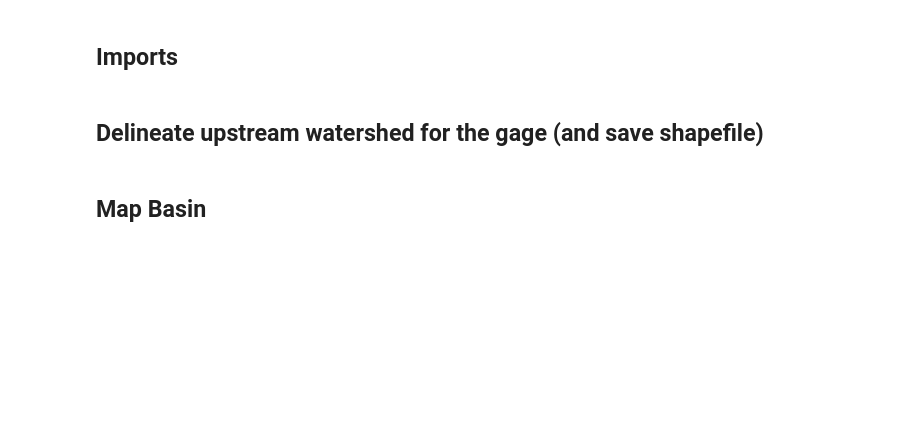
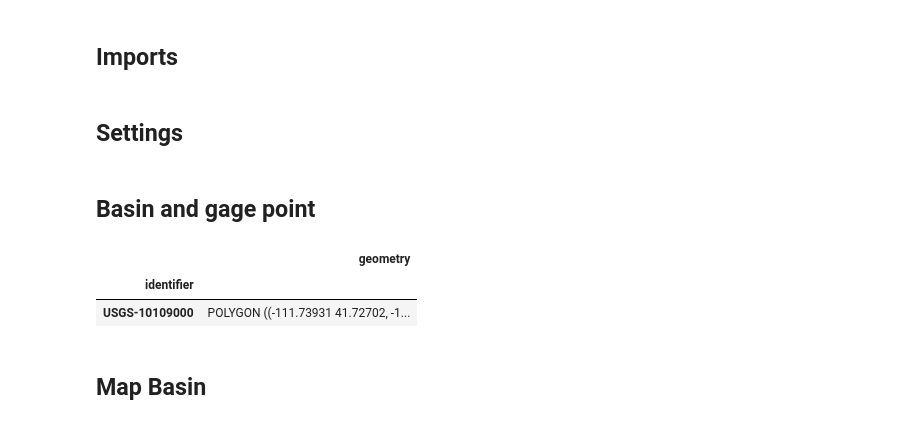
Before and after one commit to northjackson/Data-Acquisition-Processing-Analysis, a Jupyter notebook: My_SNOTEL_Analysis.ipynb, the cells around one changed output. Cells and saved outputs as stored; diff of their text form; code cells hidden in the pictures; blank space fills up the shorter version.

```diff
--- a/My_SNOTEL_Analysis.ipynb
+++ b/My_SNOTEL_Analysis.ipynb
@@ -20,2 +19,0 @@ stateab = "Ut"              # IMPORTANT (Ut, Id, Wy, etc.)
-# %% [markdown]
-## Delineate upstream watershed for the gage (and save shapefile)
@@ -28,3 +20,30 @@ stateab = "Ut"              # IMPORTANT (Ut, Id, Wy, etc.)
+# %% [markdown]
+## Settings
+# %%
+usgs_gage_id = "10109000"
+WY = 2026
+stateab = "UT"   # keep as UT
+
+BASE_OUT = "files"
+OutputFolder = os.path.join(BASE_OUT, f"SNOTEL_{stateab}")
+os.makedirs(OutputFolder, exist_ok=True)
+os.makedirs(BASE_OUT, exist_ok=True)
+
+nldi = NLDI()
+# %% [markdown]
+## Basin and gage point
+# %%
+basin = nldi.get_basins(usgs_gage_id)
+site_feature = nldi.getfeature_byid("nwissite", f"USGS-{usgs_gage_id}")
+
+basin_fp = os.path.join(BASE_OUT, f"{usgs_gage_id}_basin.shp")
+basin.to_file(basin_fp)
+
+basin
+# %% [output]
+|  | geometry |
+| identifier |  |
+| USGS-10109000 | POLYGON ((-111.73931 41.72702, -1... |
 # %% [markdown]
 ## Map Basin
 # %%
```
Also changed, not shown: parts of 22 cells of this notebook, 1 other file.
